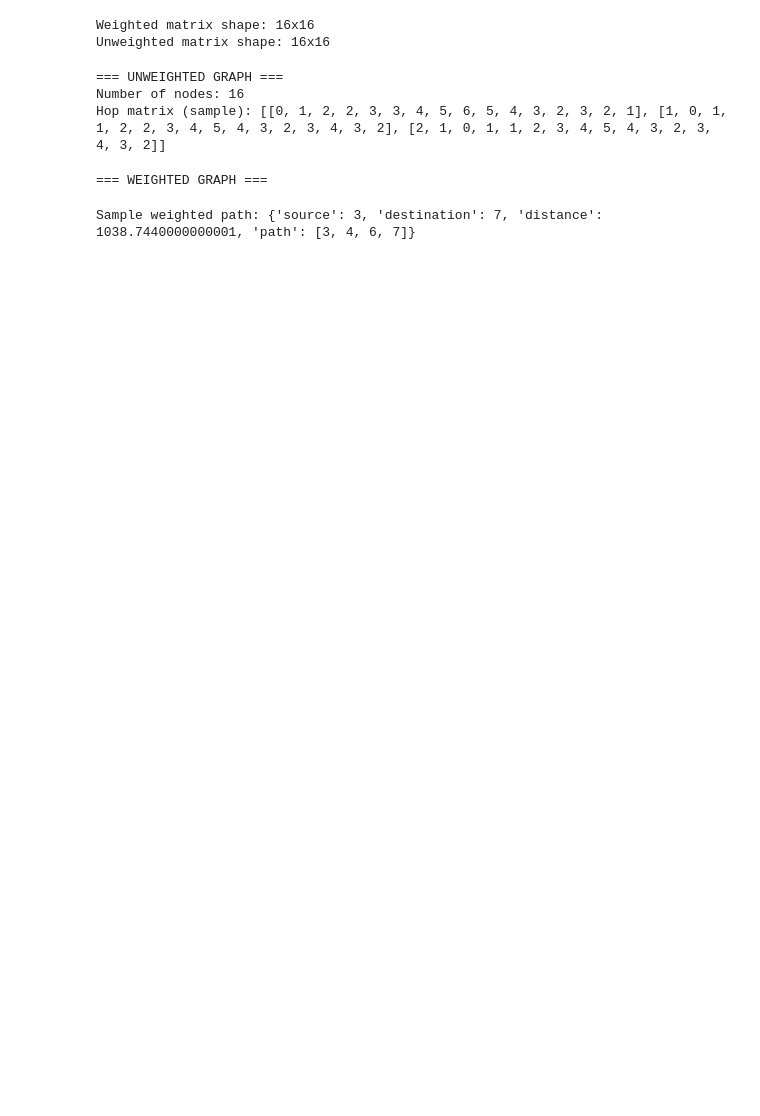
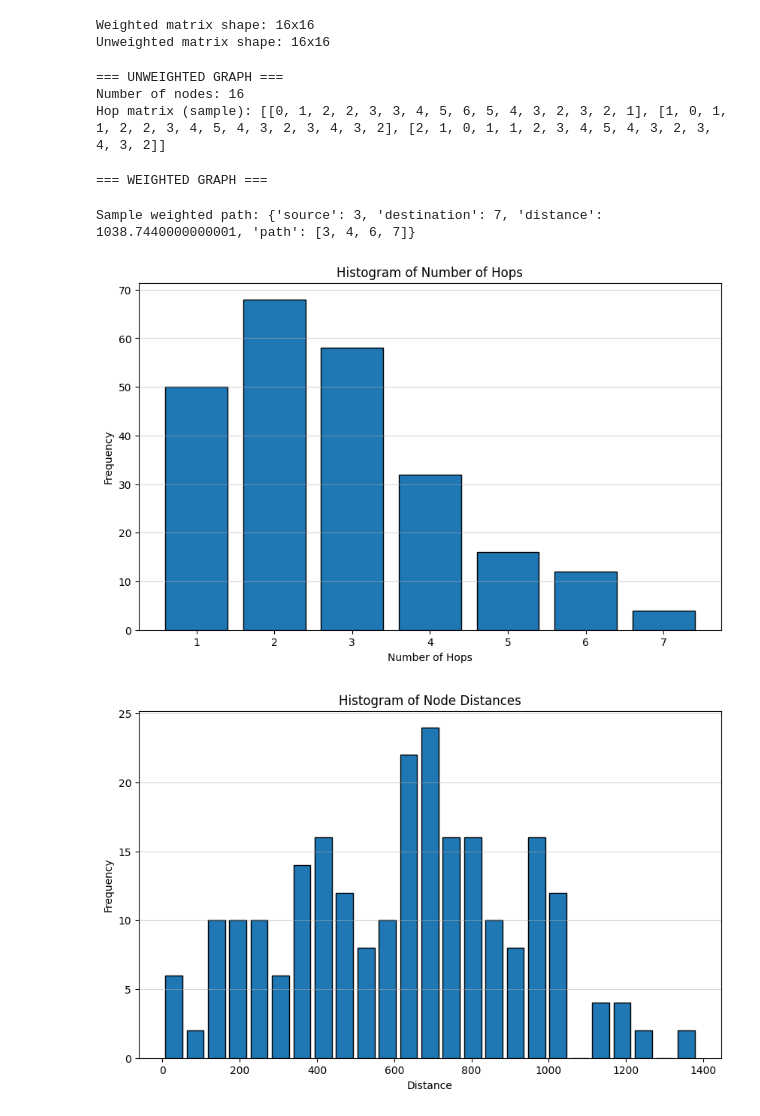
Before and after one commit to rajmacurry/High_Speed_Networks_Project, a Jupyter notebook: analysis.ipynb, the cells around one changed output. Cells and saved outputs as stored; diff of their text form; code cells hidden in the pictures; blank space fills up the shorter version.

```diff
--- a/analysis.ipynb
+++ b/analysis.ipynb
@@ -305,0 +304,42 @@ weighted_distances
+# %%
+# Extract hops and distances
+hops_data = []
+distances_data = []
+
+for item in weighted_distances:
+    if item["source"] != item["destination"]:
+        # Number of hops = number of nodes in path - 1
+        hops = len(item["path"]) - 1
+        hops_data.append(hops)
+        distances_data.append(item["distance"])
+
+# -----------------------------
+# Histogram: Number of Hops
+# -----------------------------
+plt.figure(figsize=(10, 6))
+
+# Discrete bins centered on integers
+bins_hops = np.arange(min(hops_data) - 0.5, max(hops_data) + 1.5, 1)
+plt.hist(hops_data, bins=bins_hops, edgecolor="black", rwidth=0.8)
+
+plt.xlabel("Number of Hops")
+plt.ylabel("Frequency")
+plt.title("Histogram of Number of Hops")
+plt.grid(axis="y", alpha=0.5)
+plt.show()
+
+# -----------------------------
+# Histogram: Distances
+# -----------------------------
+plt.figure(figsize=(10, 6))
+
+plt.hist(distances_data, bins=25, edgecolor="black", rwidth=0.8)
+
+plt.xlabel("Distance")
+plt.ylabel("Frequency")
+plt.title("Histogram of Node Distances")
+plt.grid(axis="y", alpha=0.5)
+plt.show()
+# %% [output]
+[figure, added]
+[figure, added]
```
Also changed, not shown: parts of 2 cells of this notebook.
